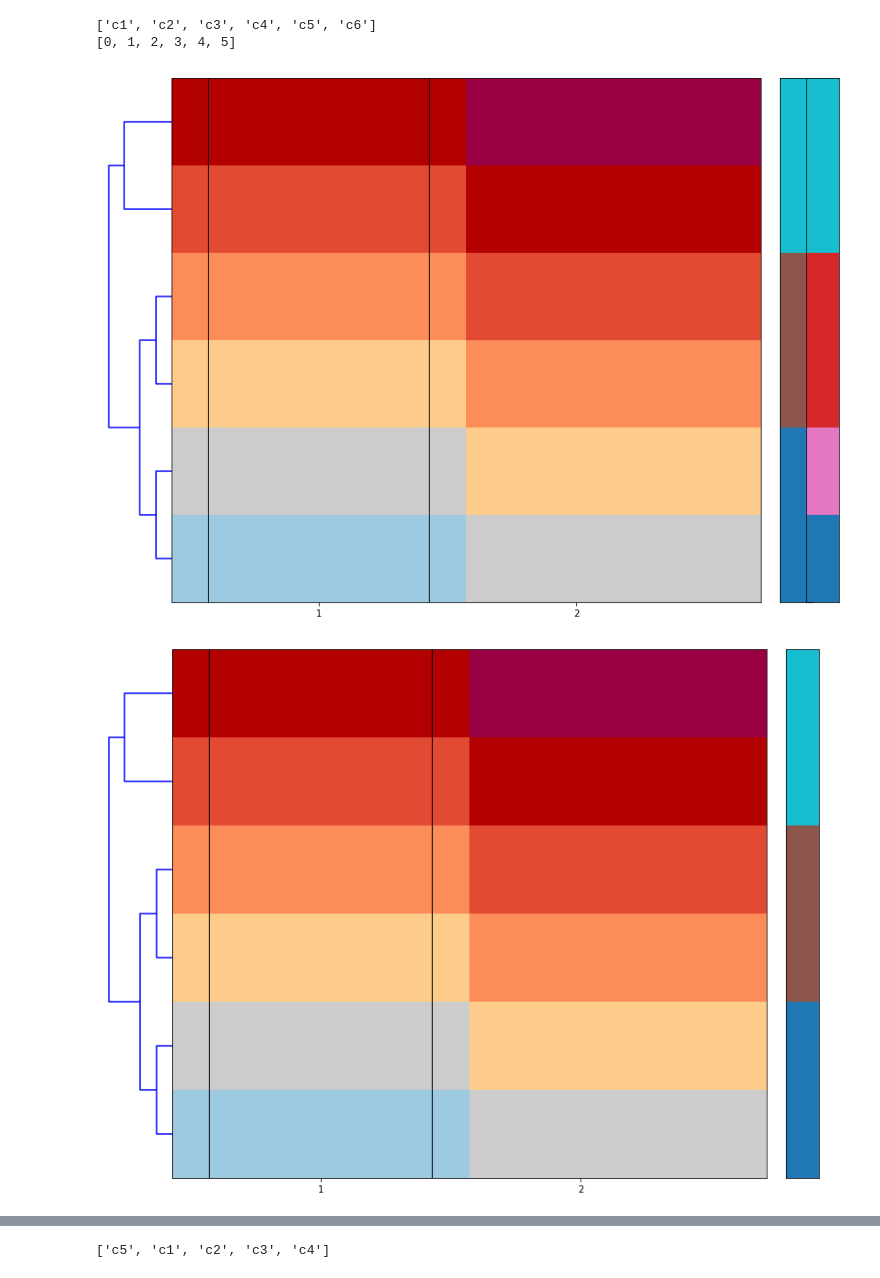
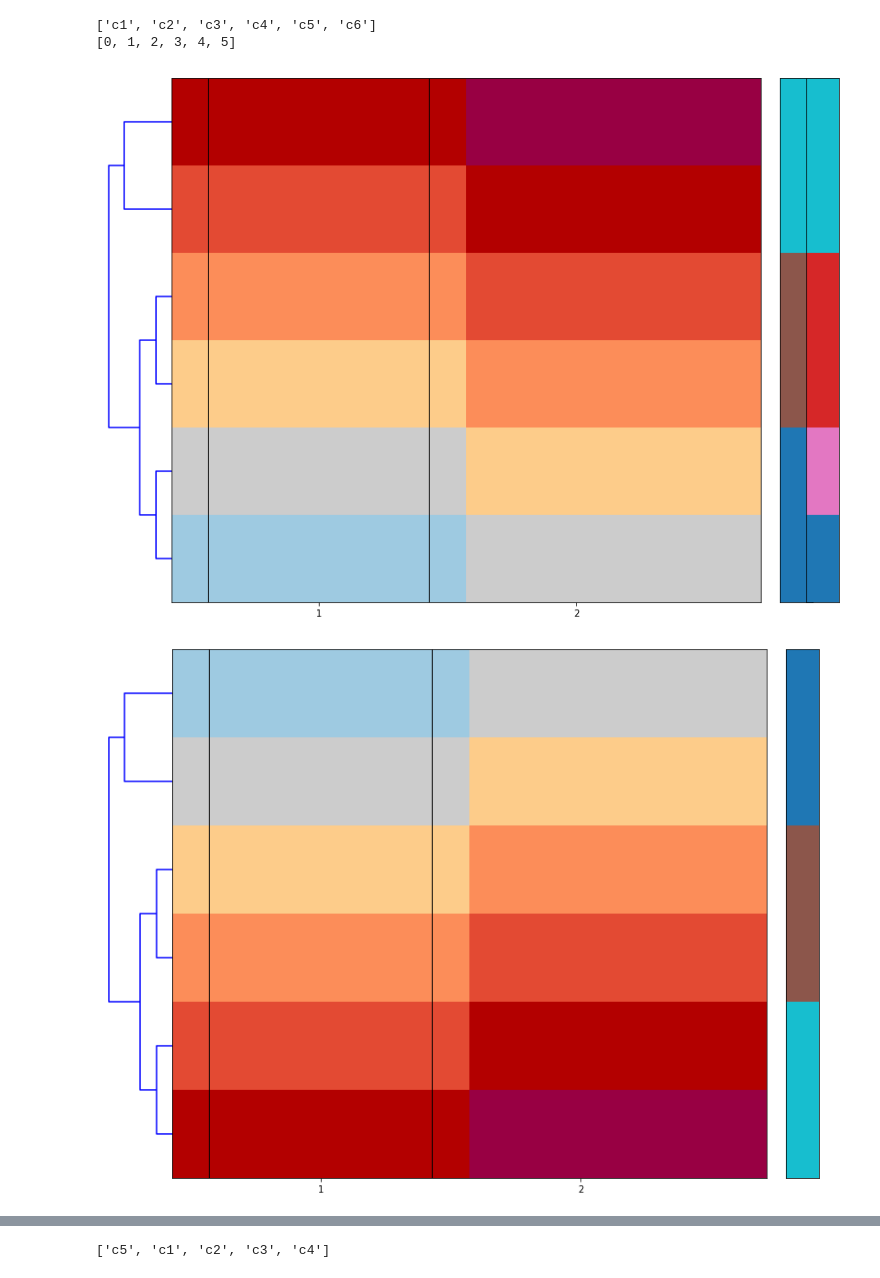
Before and after one commit to shahcompbio/scgenome-deprecated, a Jupyter notebook: notebooks/test_cnplot.ipynb, the cells around one changed output, grey strips where cells are left out. Saved outputs shown, nothing was run; the diff lists cells and outputs as text; code cells hidden in the pictures.

```diff
--- a/notebooks/test_cnplot.ipynb
+++ b/notebooks/test_cnplot.ipynb
@@ -75,32 +75,32 @@ cn_data = pd.DataFrame(
         ["1",  2,    3,  6,    -6, 6, 6,    "c6",   "s",      "l",       "o4",     4,             2],
         ["1",  4,    5,  6,    -6, 6, 6,    "c6",   "s",      "l",       "o4",     4,             2],
         ["1",  6,    7,  6,    -6, 6, 6,    "c6",   "s",      "l",       "o4",     4,             2],
         ["2",  0,    1,  6,    -6, 6, 7,    "c6",   "s",      "l",       "o4",     4,             2],
         ["2",  2,    3,  6,    -6, 6, 7,    "c6",   "s",      "l",       "o4",     4,             2],
         ["2",  4,    5,  6,    -6, 6, 7,    "c6",   "s",      "l",       "o4",     4,             2],
         ["2",  6,    7,  6,    -6, 6, 7,    "c6",   "s",      "l",       "o4",     4,             2],
 
     ],
     columns=['chr', 'start', 'end', 'reads', 'gc', 'copy', 'state', 'cell_id',
              'sample_id', 'library_id', 'origin_id', 'origin_id_int', 'bhc_cluster_id']
 )
 
 fig = plt.figure(figsize=(10, 8))
 bimatrix_data = cnplot.plot_clustered_cell_cn_matrix_figure(
     fig, cn_data, "state", cluster_field_name="bhc_cluster_id",
     linkage=linkage, origin_field_name="origin_id_int", max_cn=8, flip=True)
 
 fig = plt.figure(figsize=(10, 8))
 bimatrix_data1 = cnplot.plot_clustered_cell_cn_matrix_figure(
     fig, cn_data, "state", cluster_field_name="bhc_cluster_id",
-    linkage=linkage, origin_field_name=None, max_cn=8, flip=True)
+    linkage=linkage, origin_field_name=None, max_cn=8, flip=False)
 
 leaves = sch.dendrogram(linkage, orientation="left", no_plot=True)["leaves"]
 cell_ids = ["c1","c2","c3","c4","c5", "c6"]
 print([cell_ids[i] for i in leaves])
 print(leaves)
 # %% [output]
 ['c1', 'c2', 'c3', 'c4', 'c5', 'c6']
 [0, 1, 2, 3, 4, 5]
 [figure]
-[figure, old version]
+[figure, new version]
```
Also changed, not shown: parts of 1 cell of this notebook, 40 other files.
